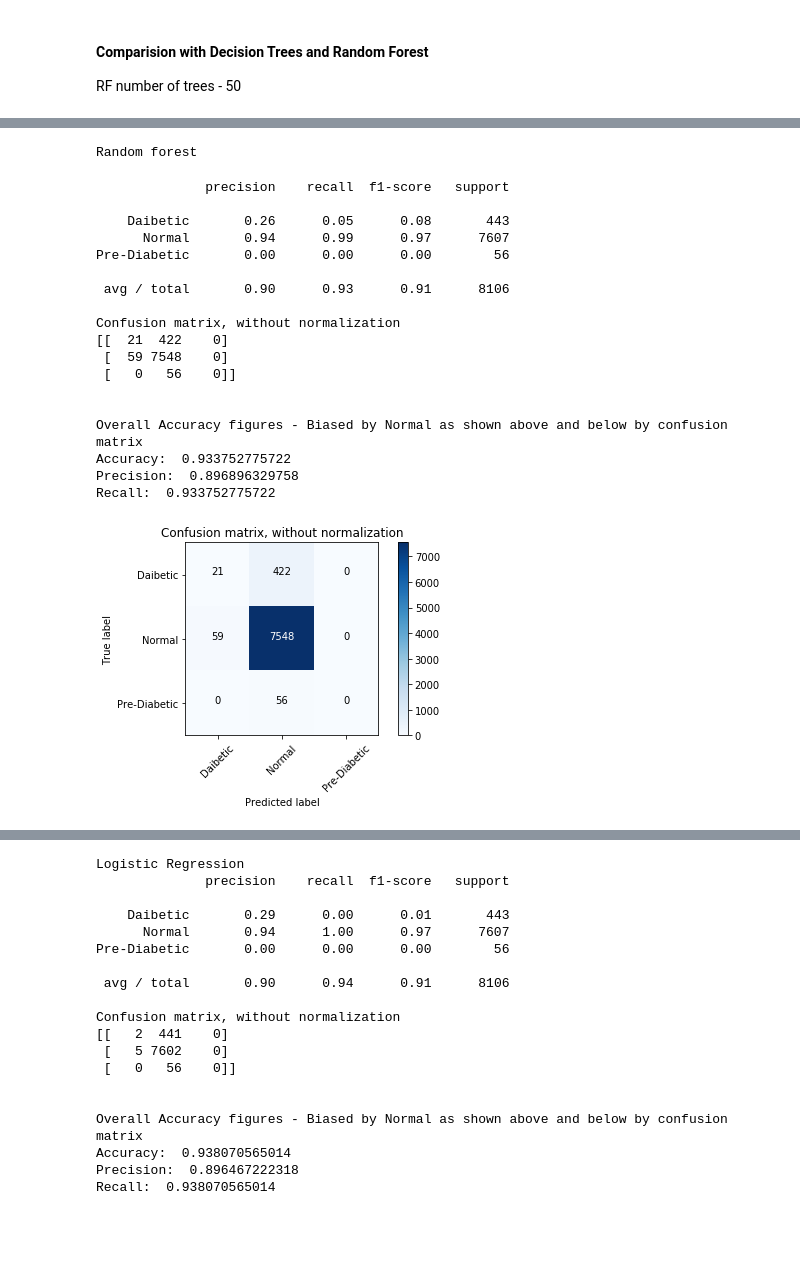
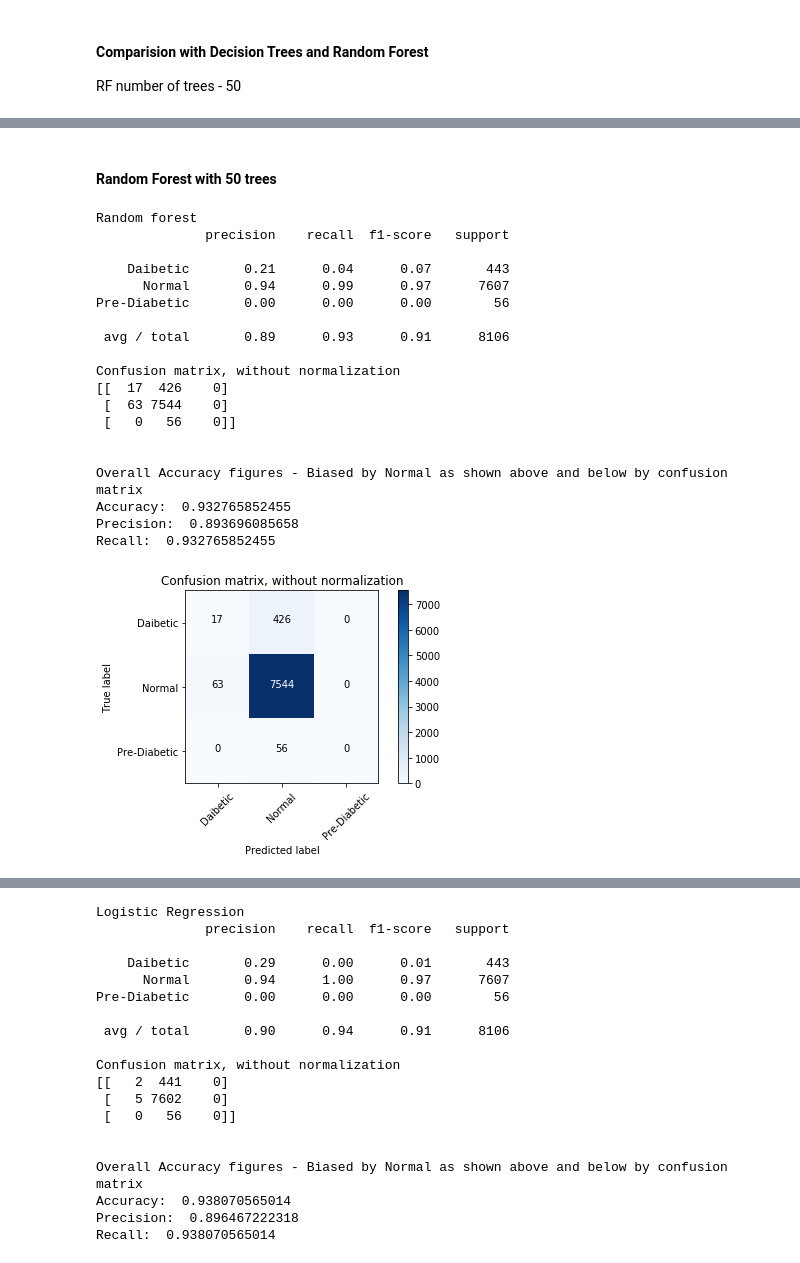
Before and after one commit to somyamohanty/Diabetes, a Jupyter notebook: src/Diabities_Data_Analysis.ipynb, the cells around one changed output, grey strips where cells are left out. Cells and saved outputs as stored; diff of their text form; code cells hidden in the pictures; blank space fills up the shorter version.

Commit message:
Added RF 50, 500, 1000 trees

```diff
--- a/src/Diabities_Data_Analysis.ipynb
+++ b/src/Diabities_Data_Analysis.ipynb
@@ -221,6 +221,6 @@ Recall:  0.898470268937
 # %%
-def random_forest(feat_train, feat_test, label_train, label_test):
-    clf = RandomForestClassifier(n_estimators=50)
+def random_forest(feat_train, feat_test, label_train, label_test, num_estimators):
+    clf = RandomForestClassifier(n_estimators=num_estimators)
 
     clf.fit(feat_train, label_train)
     predicted_labels = clf.predict(feat_test)
@@ -239,32 +239,34 @@ def random_forest(feat_train, feat_test, label_train, label_test):
     plot_confusion_matrix(cnf_matrix, classes=target_names, title='Confusion matrix, without normalization')
 
     return result['accuracy'], result['precision'], result['recall']
-
-print("Random forest")
-accuracy,precision,recall = random_forest(x_train, x_test, y_train, y_test)
-print "\n"
-print "Overall Accuracy figures - Biased by Normal as shown above and below by confusion matrix"
-print "Accuracy: ", accuracy
-print "Precision: ", precision
-print "Recall: ", recall
-# %% [output]
-Random forest
-              precision    recall  f1-score   support
-
-    Daibetic       0.26      0.05      0.08       443
-      Normal       0.94      0.99      0.97      7607
-Pre-Diabetic       0.00      0.00      0.00        56
-
- avg / total       0.90      0.93      0.91      8106
-
-Confusion matrix, without normalization
-[[  21  422    0]
- [  59 7548    0]
- [   0   56    0]]
-
-
-Overall Accuracy figures - Biased by Normal as shown above and below by confusion matrix
-Accuracy:  0.933752775722
-Precision:  0.896896329758
-Recall:  0.933752775722
-[figure, removed]
+# %% [markdown]
+#### Random Forest with 50 trees
+# %%
+print("Random forest")
+accuracy,precision,recall = random_forest(x_train, x_test, y_train, y_test, 50)
+print "\n"
+print "Overall Accuracy figures - Biased by Normal as shown above and below by confusion matrix"
+print "Accuracy: ", accuracy
+print "Precision: ", precision
+print "Recall: ", recall
+# %% [output]
+Random forest
+              precision    recall  f1-score   support
+
+    Daibetic       0.21      0.04      0.07       443
+      Normal       0.94      0.99      0.97      7607
+Pre-Diabetic       0.00      0.00      0.00        56
+
+ avg / total       0.89      0.93      0.91      8106
+
+Confusion matrix, without normalization
+[[  17  426    0]
+ [  63 7544    0]
+ [   0   56    0]]
+
+
+Overall Accuracy figures - Biased by Normal as shown above and below by confusion matrix
+Accuracy:  0.932765852455
+Precision:  0.893696085658
+Recall:  0.932765852455
+[figure, added]
```
Also changed, not shown: parts of 5 cells of this notebook.
